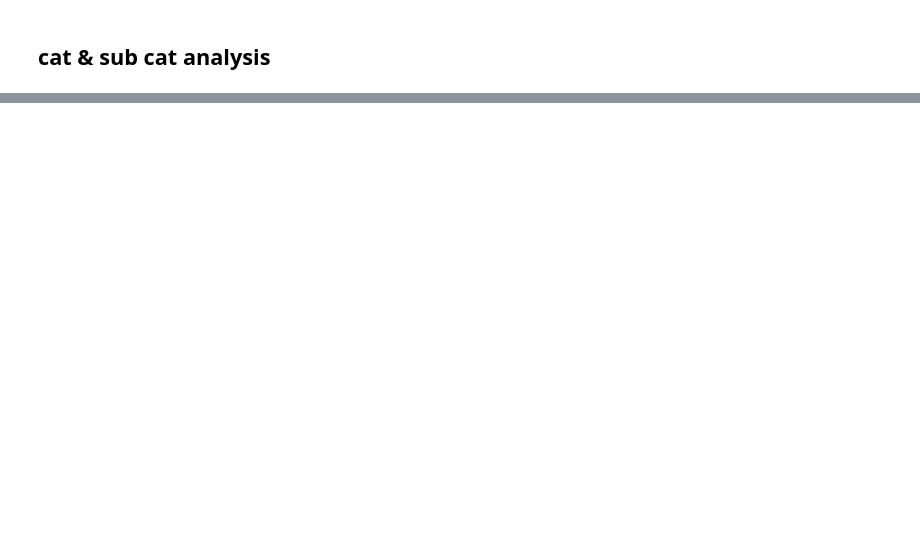
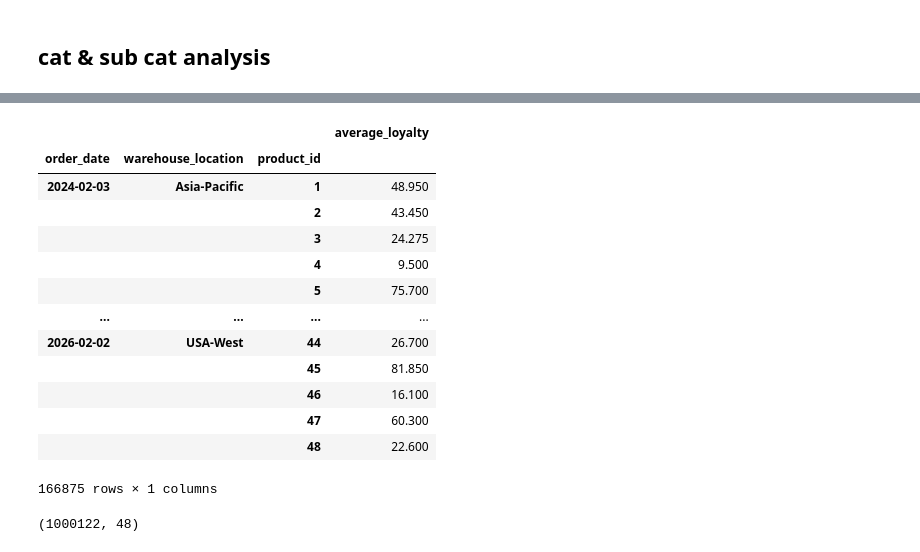
Before and after one commit to tanaymahapatra/E-commerce-Database-Management-and-Inventory-Optimization, a Jupyter notebook: Data_Analysis.ipynb, the cells around one changed output, grey strips where cells are left out. Cells and saved outputs as stored; diff of their text form; code cells hidden in the pictures; blank space fills up the shorter version.

```diff
--- a/Data_Analysis.ipynb
+++ b/Data_Analysis.ipynb
@@ -685,0 +361,21 @@ print(len(df1))
+# %%
+df1[['order_date','warehouse_location','product_id','customer_loyalty_score']].groupby(['order_date','warehouse_location','product_id']).agg(average_loyalty=('customer_loyalty_score', 'mean'))
+# %% [output]
+|  |  |  | average_loyalty |
+| order_date | warehouse_location | product_id |  |
+| 2024-02-03 | Asia-Pacific | 1 | 48.950 |
+|  |  | 2 | 43.450 |
+|  |  | 3 | 24.275 |
+|  |  | 4 | 9.500 |
+|  |  | 5 | 75.700 |
+| ... | ... | ... | ... |
+| 2026-02-02 | USA-West | 44 | 26.700 |
+|  |  | 45 | 81.850 |
+|  |  | 46 | 16.100 |
+|  |  | 47 | 60.300 |
+|  |  | 48 | 22.600 |
+166875 rows × 1 columns
+# %%
+df1.shape
+# %% [output]
+(1000122, 48)
```
Also changed, not shown: parts of 40 cells of this notebook, 2 other files.
